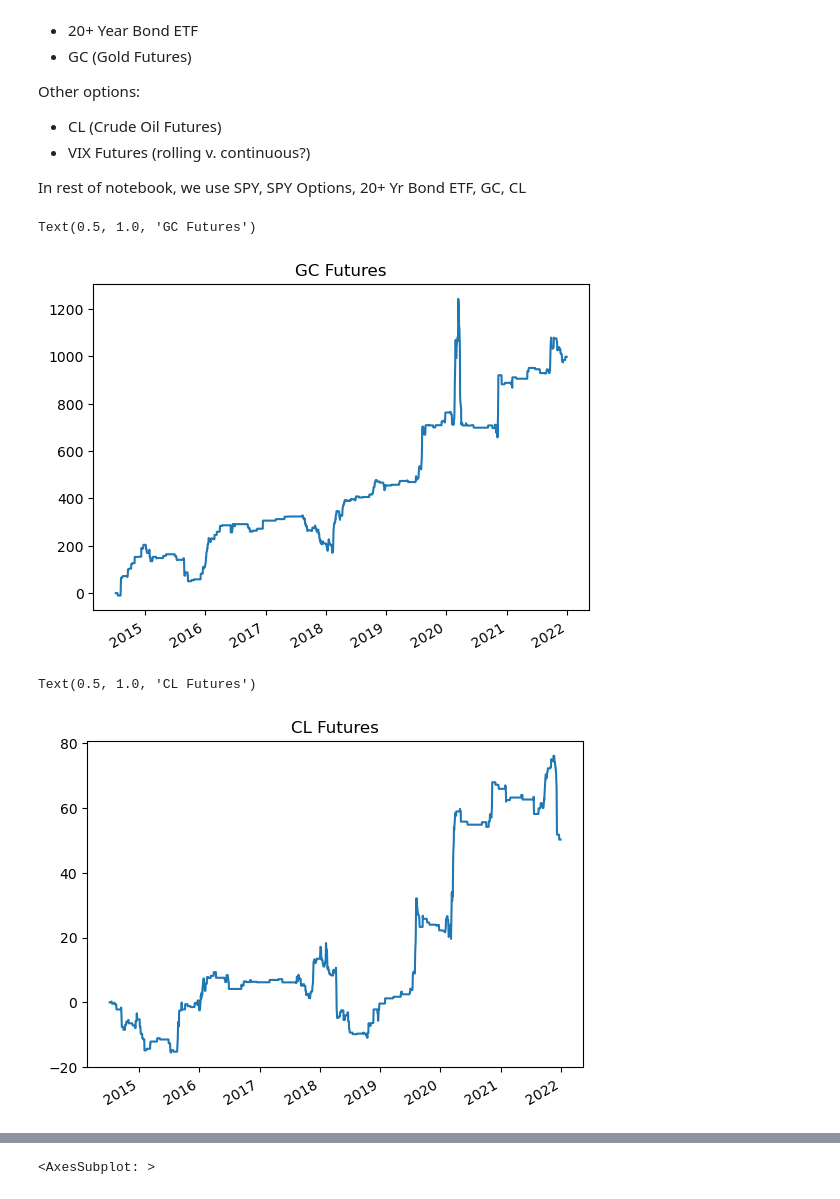
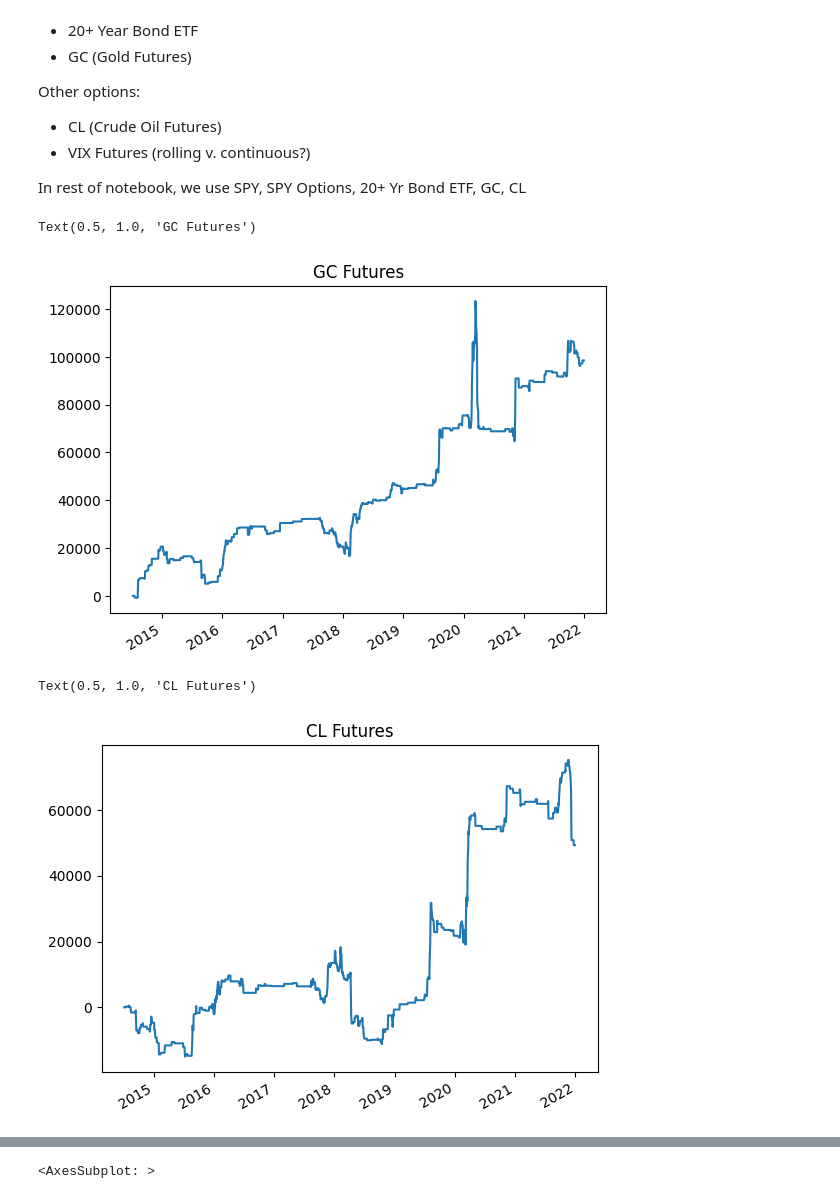
Before and after one commit to tsmcdonnell6604/Quant-Trading-Strategies, a Jupyter notebook: FinalProject.ipynb, the cells around one changed output, grey strips where cells are left out. Drawn from its saved outputs; the diff is of its cells as text; code cells hidden in the pictures.

```diff
--- a/FinalProject.ipynb
+++ b/FinalProject.ipynb
@@ -15,6 +14,6 @@ from statsmodels.tsa.arima.model import ARIMA
 import warnings
 warnings.filterwarnings('ignore')
 # %%
-KEY = os.getenv('QUANDL_KEY')
-quandl.ApiConfig.api_key = KEY # Insert your key here if you want to run the code yourself
+KEY = 'uoxc6V3s61czWuHoGLcs'
+quandl.ApiConfig.api_key = 'uoxc6V3s61czWuHoGLcs' # Insert your key here if you want to run the code yourself
 # %%
@@ -283,19 +281,23 @@ cl_data_asset = cl_data.copy()
 cl_data_asset = cl_data_asset[cl_data_asset.index.isin(signals_df.index)]
 cl_data_asset.columns = ['Price']
 # %%
-def backtester(signals_df, asset, direction=1):
+def backtester(signals_df, asset, direction=1, gold = False, oil = False, etf = False):
     dates = signals_df.index
     cur_signal = 0
     cur_pos = 0
     prev_price = 0
-
     returns_df = pd.DataFrame(index=dates)
     for i in dates:
         date_signal = signals_df.loc[i, 'signal']
         cur_price = asset.loc[i, 'Price']
-
-        daily_pnl = cur_pos * (cur_price - prev_price)
-
+        if gold == False & etf == False & oil == False:
+            daily_pnl = cur_pos * (cur_price - prev_price)
+        if gold == True:
+            daily_pnl = cur_pos * (cur_price - prev_price)*100 - 4.5*abs(cur_pos)
+        if etf == True:
+            daily_pnl = cur_pos * (cur_price - prev_price) - (.0015*cur_price - .0015*prev_price)*abs(cur_pos)
+        if oil == True:
+            daily_pnl = cur_pos * (cur_price - prev_price)*1000 - 4.5*abs(cur_pos)
         if date_signal != cur_signal:
             if date_signal != 0: # Open a new position
                 cur_pos = 1 * date_signal * direction # 1 contract for now
@@ -308,19 +310,19 @@ def backtester(signals_df, asset, direction=1):
 
     return returns_df
 # %%
-gc_rets = backtester(signals_df,gc_data,direction=1)
+gc_rets = backtester(signals_df,gc_data,direction=1, gold= True)
 gc_rets['Total PnL'] = gc_rets['Daily PnL'].cumsum()
 gc_rets['Total PnL'].plot()
 plt.title('GC Futures')
 # %% [output]
 Text(0.5, 1.0, 'GC Futures')
-[figure, old version]
+[figure, new version]
 # %%
-cl_rets = backtester(signals_df,cl_data_asset,direction=-1)
+cl_rets = backtester(signals_df,cl_data_asset,direction=-1, oil = True)
 cl_rets['Total PnL'] = cl_rets['Daily PnL'].cumsum()
 cl_rets['Total PnL'].plot()
 plt.title('CL Futures')
 # %% [output]
 Text(0.5, 1.0, 'CL Futures')
-[figure, old version]
+[figure, new version]
 # %%
```
Also changed, not shown: parts of 11 cells of this notebook, 2 other files.
